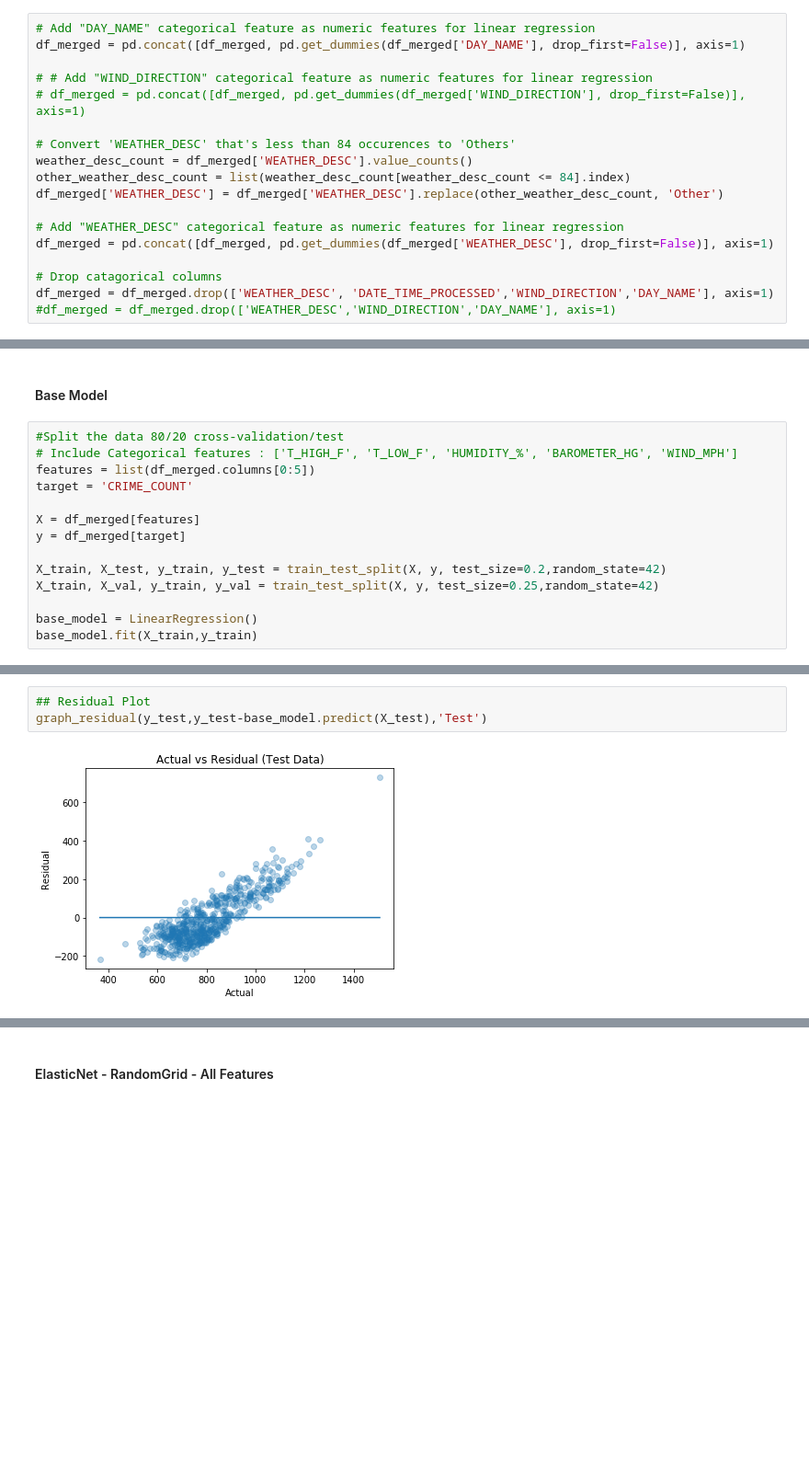
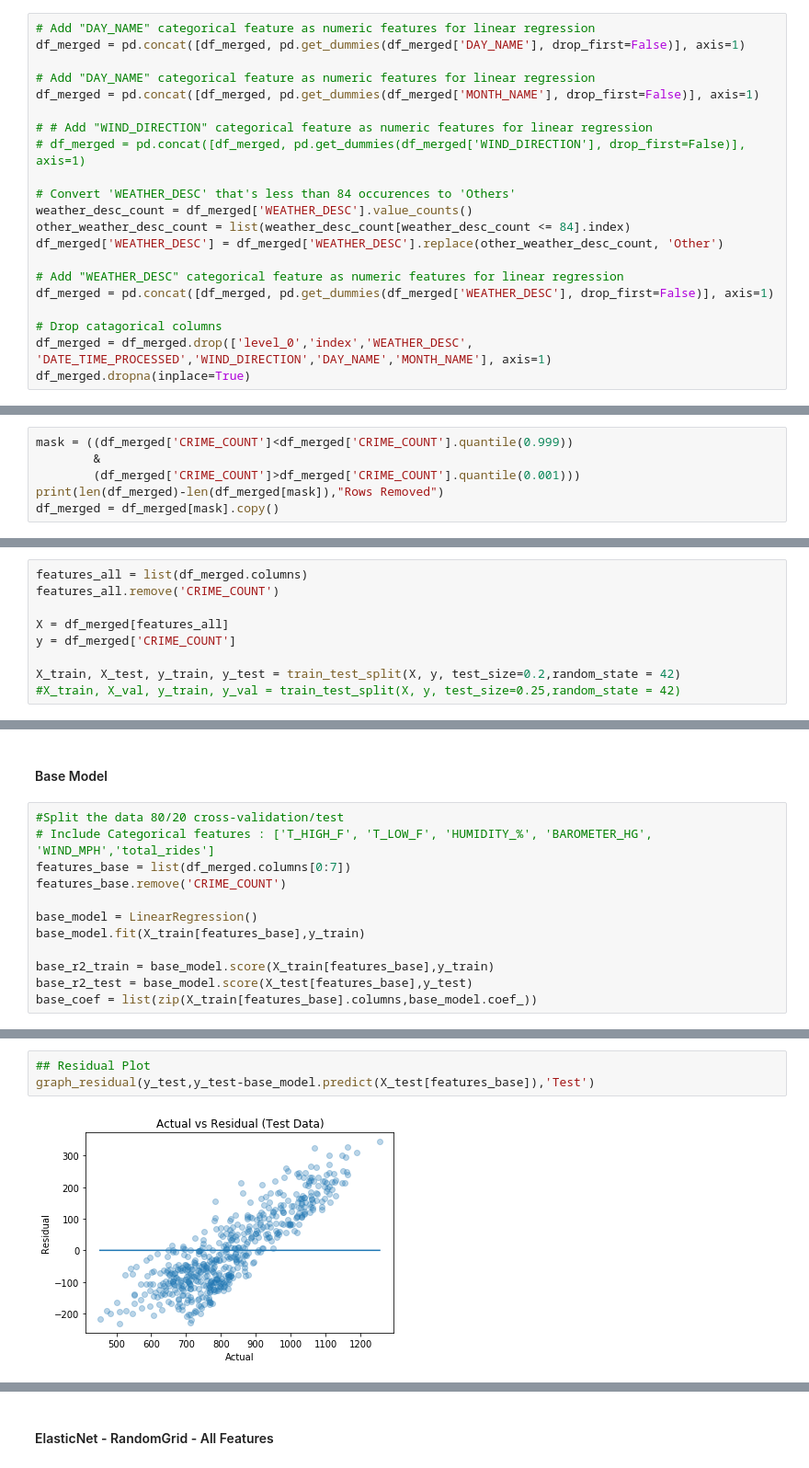
Before and after one commit to silvernine209/chicago_crime_rate_predictor, a Jupyter notebook: project_2_luther_lee_matthew.ipynb, the cells around one changed output, grey strips where cells are left out. Shown at 92% size. Drawn from its saved outputs; the diff is of its cells as text; blank space fills up the shorter version.

Commit message:
Achieved Base 0.33 -> ElasticNet 0.44 R^2

```diff
--- a/project_2_luther_lee_matthew.ipynb
+++ b/project_2_luther_lee_matthew.ipynb
@@ -300,6 +318,9 @@ df_merged['DATETIME_INT'] = df_merged['DATE_TIME_PROCESSED'].apply(lambda x : in
 # %%
 # Add "DAY_NAME" categorical feature as numeric features for linear regression
 df_merged = pd.concat([df_merged, pd.get_dummies(df_merged['DAY_NAME'], drop_first=False)], axis=1)
+
+# Add "DAY_NAME" categorical feature as numeric features for linear regression
+df_merged = pd.concat([df_merged, pd.get_dummies(df_merged['MONTH_NAME'], drop_first=False)], axis=1)
 
 # # Add "WIND_DIRECTION" categorical feature as numeric features for linear regression
 # df_merged = pd.concat([df_merged, pd.get_dummies(df_merged['WIND_DIRECTION'], drop_first=False)], axis=1)
@@ -313,5 +334,5 @@ df_merged['WEATHER_DESC'] = df_merged['WEATHER_DESC'].replace(other_weather_desc
 df_merged = pd.concat([df_merged, pd.get_dummies(df_merged['WEATHER_DESC'], drop_first=False)], axis=1)
 
 # Drop catagorical columns
-df_merged = df_merged.drop(['WEATHER_DESC', 'DATE_TIME_PROCESSED','WIND_DIRECTION','DAY_NAME'], axis=1)
-#df_merged = df_merged.drop(['WEATHER_DESC','WIND_DIRECTION','DAY_NAME'], axis=1)
+df_merged = df_merged.drop(['level_0','index','WEATHER_DESC', 'DATE_TIME_PROCESSED','WIND_DIRECTION','DAY_NAME','MONTH_NAME'], axis=1)
+df_merged.dropna(inplace=True)
@@ -402,0 +438,6 @@ def graph_residual(actual,residual,data_type):
+# %%
+mask = ((df_merged['CRIME_COUNT']<df_merged['CRIME_COUNT'].quantile(0.999))
+        &
+        (df_merged['CRIME_COUNT']>df_merged['CRIME_COUNT'].quantile(0.001)))
+print(len(df_merged)-len(df_merged[mask]),"Rows Removed")
+df_merged = df_merged[mask].copy()
@@ -402,0 +448,9 @@ def graph_residual(actual,residual,data_type):
+# %%
+features_all = list(df_merged.columns)
+features_all.remove('CRIME_COUNT')
+
+X = df_merged[features_all]
+y = df_merged['CRIME_COUNT']
+
+X_train, X_test, y_train, y_test = train_test_split(X, y, test_size=0.2,random_state = 42)
+#X_train, X_val, y_train, y_val = train_test_split(X, y, test_size=0.25,random_state = 42)
@@ -404,15 +477,13 @@ def graph_residual(actual,residual,data_type):
 #### Base Model
 # %%
 #Split the data 80/20 cross-validation/test
-# Include Categorical features : ['T_HIGH_F', 'T_LOW_F', 'HUMIDITY_%', 'BAROMETER_HG', 'WIND_MPH']
-features = list(df_merged.columns[0:5])
-target = 'CRIME_COUNT'
-
-X = df_merged[features]
-y = df_merged[target]
-
-X_train, X_test, y_train, y_test = train_test_split(X, y, test_size=0.2,random_state=42)
-X_train, X_val, y_train, y_val = train_test_split(X, y, test_size=0.25,random_state=42)
+# Include Categorical features : ['T_HIGH_F', 'T_LOW_F', 'HUMIDITY_%', 'BAROMETER_HG', 'WIND_MPH','total_rides']
+features_base = list(df_merged.columns[0:7])
+features_base.remove('CRIME_COUNT')
 
 base_model = LinearRegression()
-base_model.fit(X_train,y_train)
+base_model.fit(X_train[features_base],y_train)
+
+base_r2_train = base_model.score(X_train[features_base],y_train)
+base_r2_test = base_model.score(X_test[features_base],y_test)
+base_coef = list(zip(X_train[features_base].columns,base_model.coef_))
@@ -440,5 +528,5 @@ graph_pred_vs_actual(y_test,base_model.predict(X_test),'Test Data')
 # %%
 ## Residual Plot
-graph_residual(y_test,y_test-base_model.predict(X_test),'Test')
+graph_residual(y_test,y_test-base_model.predict(X_test[features_base]),'Test')
 # %% [output]
-[figure, old version]
+[figure, new version]
```
Also changed, not shown: parts of 81 cells of this notebook, 2 other files.
